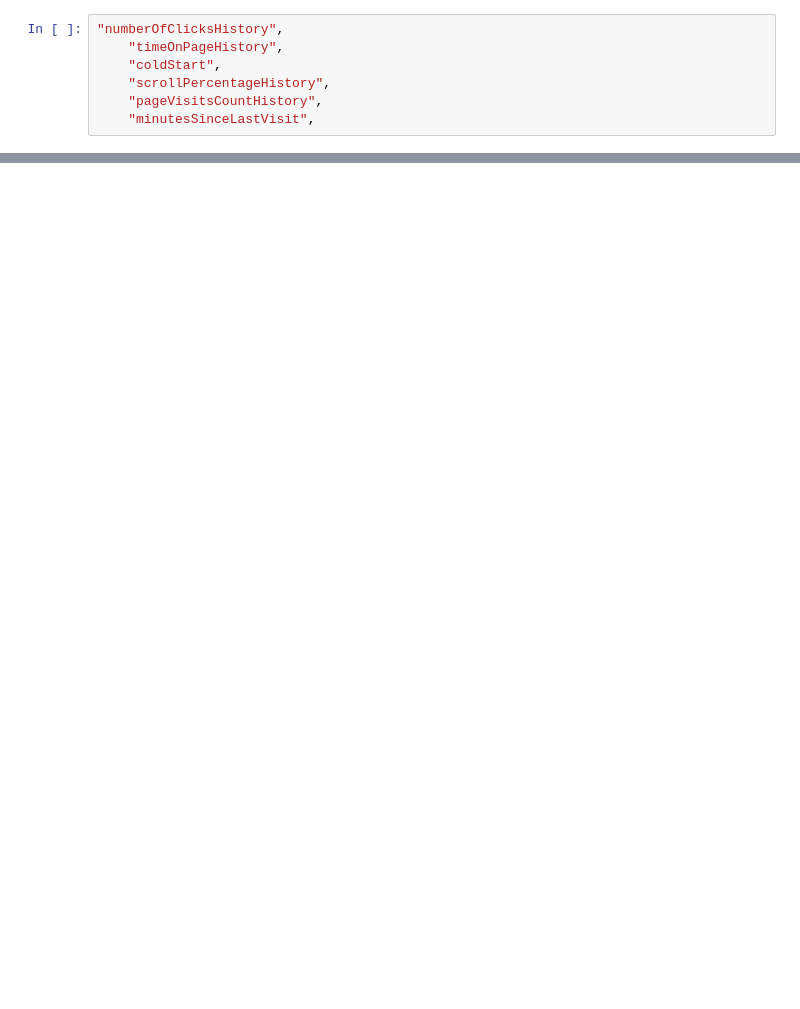
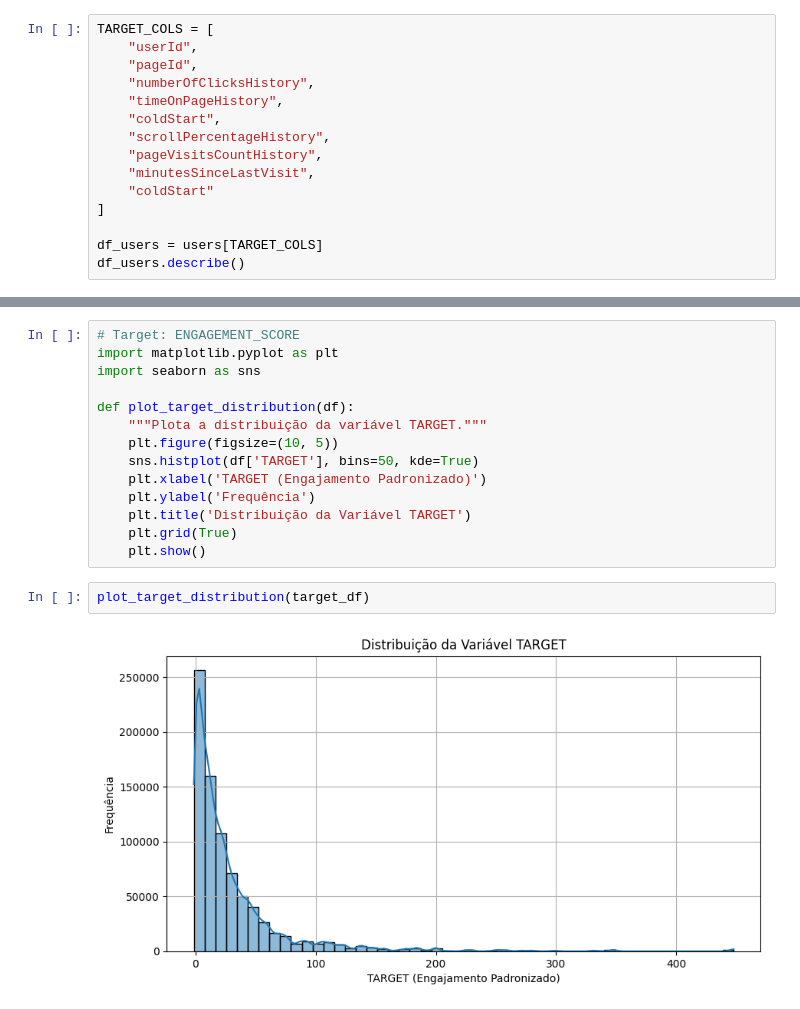
Before and after one commit to gmferratti/ML_Engineer_Datathon, a Jupyter notebook: notebooks/gmferratti/target/target.ipynb, the cells around one changed output, grey strips where cells are left out. Drawn from its saved outputs; the diff is of its cells as text; blank space fills up the shorter version.

Commit message:
creating target

```diff
--- a/notebooks/gmferratti/target/target.ipynb
+++ b/notebooks/gmferratti/target/target.ipynb
@@ -10,7 +10,15 @@ FileNotFoundError: [Errno 2] No such file or directory: 'data/processed_data/fea
 # %%
-"numberOfClicksHistory",
+TARGET_COLS = [
+    "userId",
+    "pageId",
+    "numberOfClicksHistory",
     "timeOnPageHistory",
     "coldStart",
     "scrollPercentageHistory",
     "pageVisitsCountHistory",
     "minutesSinceLastVisit",
+    "coldStart"
+]
+
+df_users = users[TARGET_COLS]
+df_users.describe()
@@ -16,0 +94,18 @@ FileNotFoundError: [Errno 2] No such file or directory: 'data/processed_data/fea
+# %%
+# Target: ENGAGEMENT_SCORE
+import matplotlib.pyplot as plt
+import seaborn as sns
+
+def plot_target_distribution(df):
+    """Plota a distribuição da variável TARGET."""
+    plt.figure(figsize=(10, 5))
+    sns.histplot(df['TARGET'], bins=50, kde=True)
+    plt.xlabel('TARGET (Engajamento Padronizado)')
+    plt.ylabel('Frequência')
+    plt.title('Distribuição da Variável TARGET')
+    plt.grid(True)
+    plt.show()
+# %%
+plot_target_distribution(target_df)
+# %% [output]
+[figure, added]
```
Also changed, not shown: parts of 3 cells of this notebook, 7 other files.
